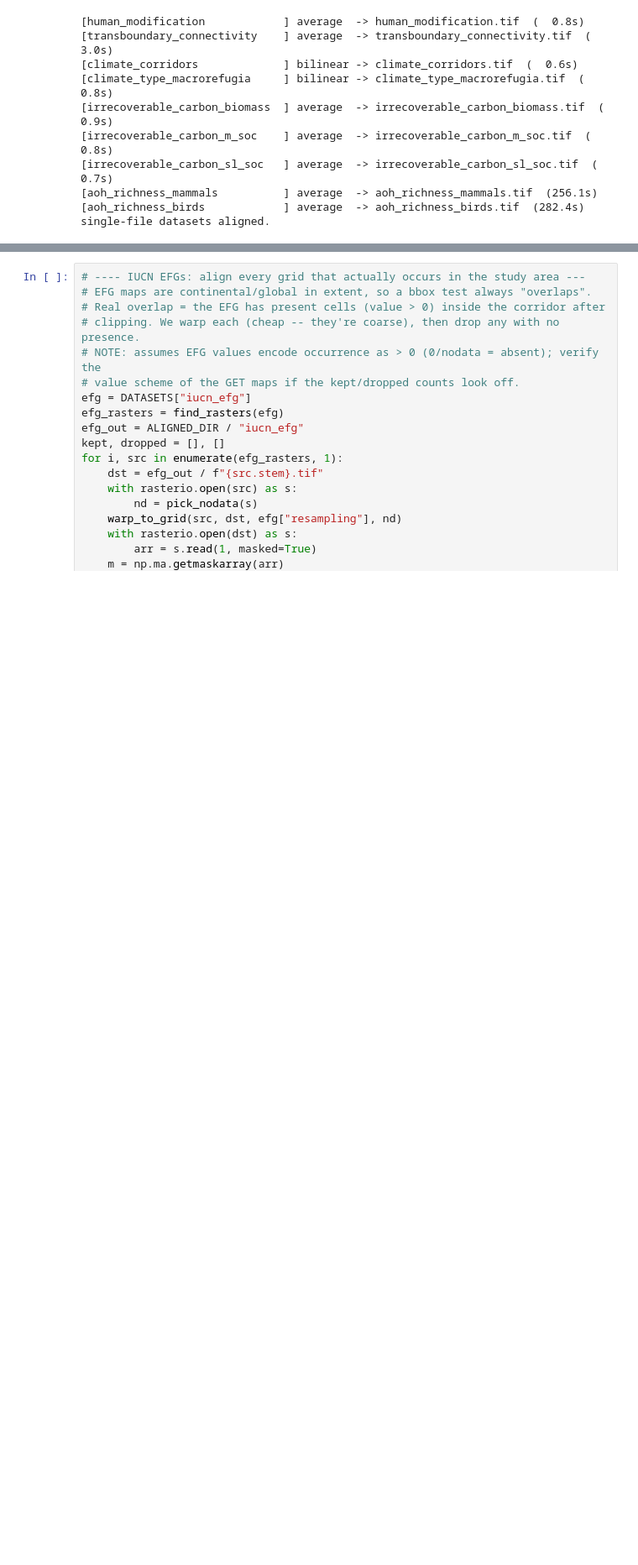
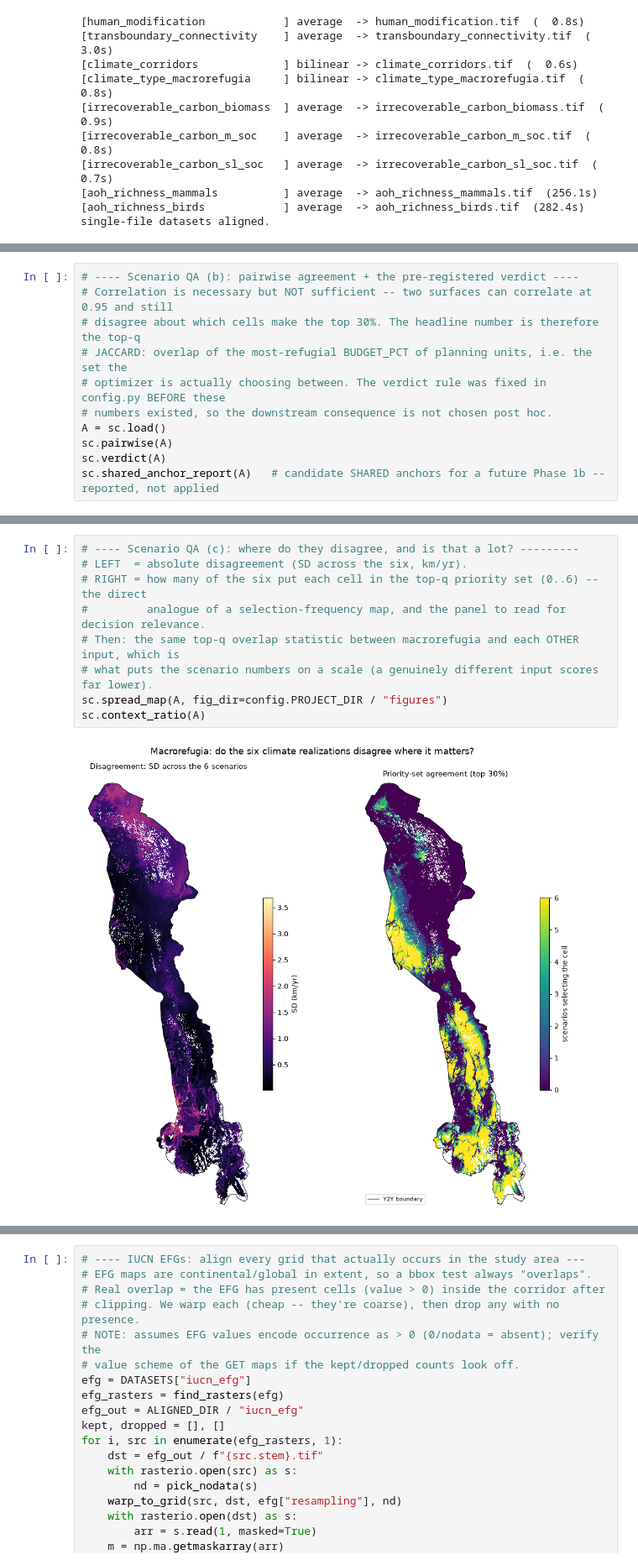
Before and after one commit to bermane/y2y-spatial-optimization, a Jupyter notebook: 02_preprocess_align.ipynb, the cells around one changed output, grey strips where cells are left out. Shown at 84% size. Cells and saved outputs as stored; diff of their text form; blank space fills up the shorter version.

Commit message:
updates across

```diff
--- a/02_preprocess_align.ipynb
+++ b/02_preprocess_align.ipynb
@@ -184,0 +248,11 @@ single-file datasets aligned.
+# %%
+# ---- Scenario QA (b): pairwise agreement + the pre-registered verdict ----
+# Correlation is necessary but NOT sufficient -- two surfaces can correlate at 0.95 and still
+# disagree about which cells make the top 30%. The headline number is therefore the top-q
+# JACCARD: overlap of the most-refugial BUDGET_PCT of planning units, i.e. the set the
+# optimizer is actually choosing between. The verdict rule was fixed in config.py BEFORE these
+# numbers existed, so the downstream consequence is not chosen post hoc.
+A = sc.load()
+sc.pairwise(A)
+sc.verdict(A)
+sc.shared_anchor_report(A)   # candidate SHARED anchors for a future Phase 1b -- reported, not applied
@@ -184,0 +285,11 @@ single-file datasets aligned.
+# %%
+# ---- Scenario QA (c): where do they disagree, and is that a lot? ---------
+# LEFT  = absolute disagreement (SD across the six, km/yr).
+# RIGHT = how many of the six put each cell in the top-q priority set (0..6) -- the direct
+#         analogue of a selection-frequency map, and the panel to read for decision relevance.
+# Then: the same top-q overlap statistic between macrorefugia and each OTHER input, which is
+# what puts the scenario numbers on a scale (a genuinely different input scores far lower).
+sc.spread_map(A, fig_dir=config.PROJECT_DIR / "figures")
+sc.context_ratio(A)
+# %% [output]
+[figure, added]
```
Also changed, not shown: parts of 4 cells of this notebook, 12 other files.
